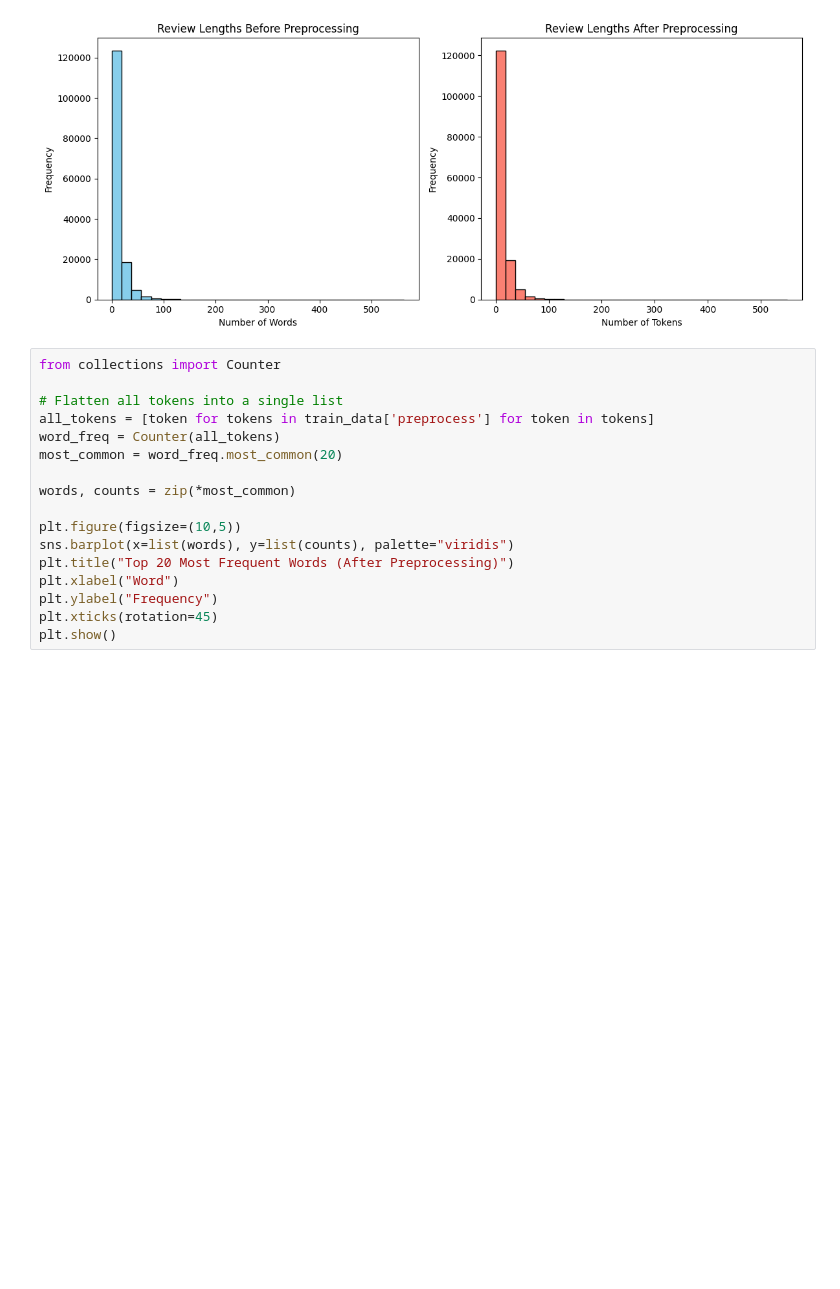
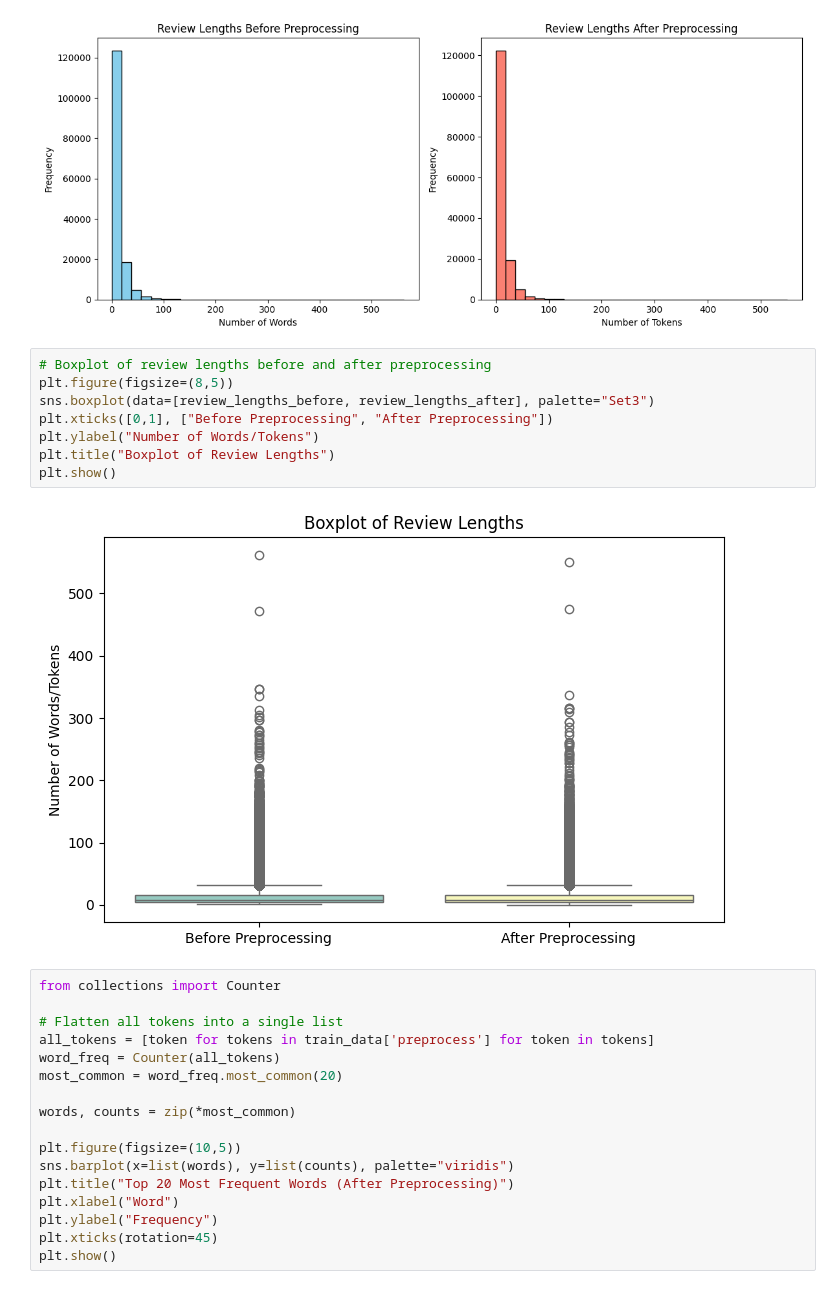
Before and after one commit to Mah-En/Sentiment-Explorer-Persian-Comment-Classification, a Jupyter notebook: persian_comments_preprocessing.ipynb, the cells around one changed output. Cells and saved outputs as stored; diff of their text form; blank space fills up the shorter version.

```diff
--- a/persian_comments_preprocessing.ipynb
+++ b/persian_comments_preprocessing.ipynb
@@ -274,6 +281,16 @@ plt.tight_layout()
 plt.show()
 # %% [output]
 [figure]
+# %%
+# Boxplot of review lengths before and after preprocessing
+plt.figure(figsize=(8,5))
+sns.boxplot(data=[review_lengths_before, review_lengths_after], palette="Set3")
+plt.xticks([0,1], ["Before Preprocessing", "After Preprocessing"])
+plt.ylabel("Number of Words/Tokens")
+plt.title("Boxplot of Review Lengths")
+plt.show()
+# %% [output]
+[figure, added]
 # %%
 from collections import Counter
 
```
Also changed, not shown: parts of 5 cells of this notebook.
